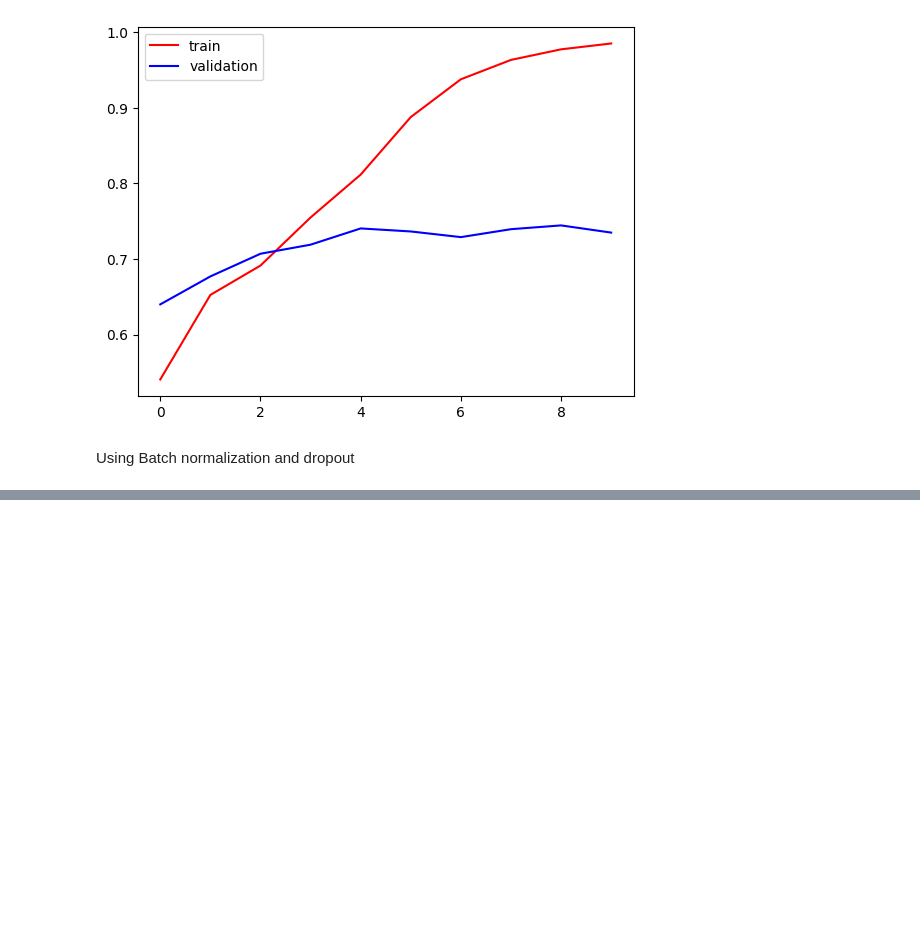
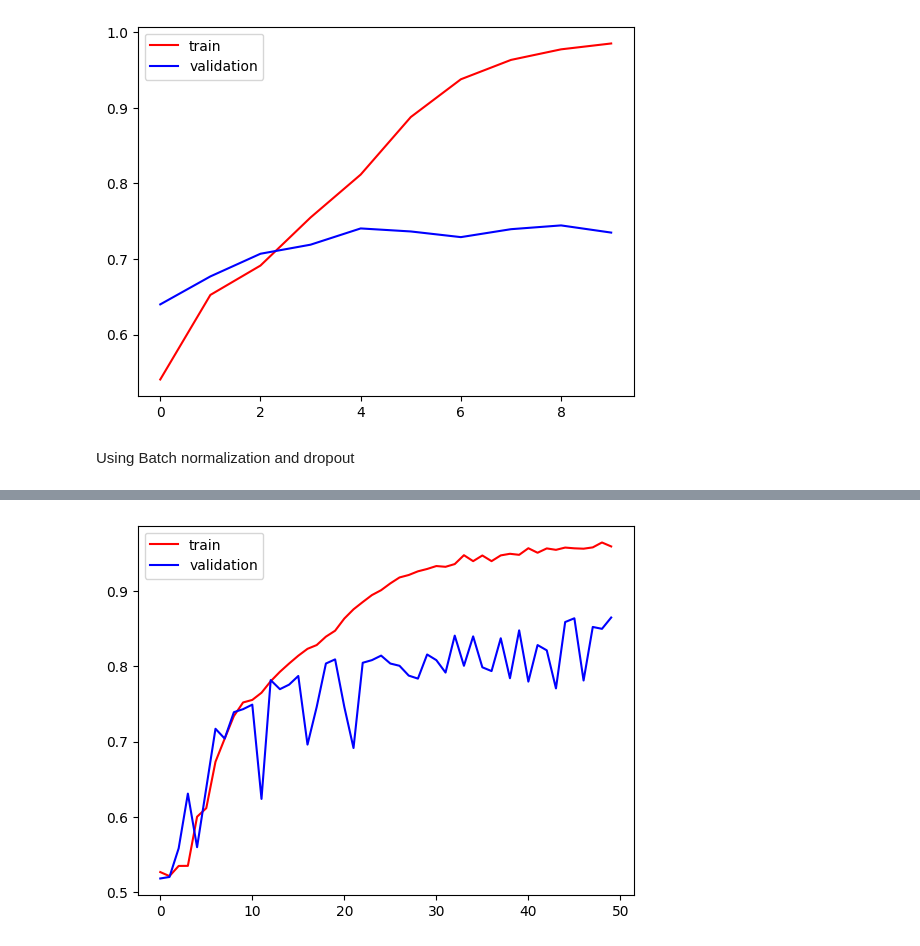
Before and after one commit to David-Thapa/Classification-Notebook, a Jupyter notebook: notebook/2. CAT_VS_DOG_CLASSIFICATION.ipynb, the cells around one changed output, grey strips where cells are left out. Drawn from its saved outputs; the diff is of its cells as text; code cells hidden in the pictures; blank space fills up the shorter version.

```diff
--- a/notebook/2. CAT_VS_DOG_CLASSIFICATION.ipynb
+++ b/notebook/2. CAT_VS_DOG_CLASSIFICATION.ipynb
@@ -192,0 +249,24 @@ plt.show()
+# %%
+model2 = Sequential([
+    Conv2D(32,kernel_size = (3,3),padding = "valid",activation = "relu", input_shape =(256,256,3)),
+    BatchNormalization(),
+    MaxPooling2D(pool_size = (2,2),strides = 2,padding = "valid"),
+
+    Conv2D(64,kernel_size = (3,3),padding = "valid",activation = "relu"),
+    BatchNormalization(),
+    MaxPooling2D(pool_size = (2,2),strides = 2,padding = "valid"),
+
+    Conv2D(128,kernel_size = (3,3),padding = "valid",activation = "relu"),
+    BatchNormalization(),
+    MaxPooling2D(pool_size = (2,2),strides = 2,padding = "valid"),
+    Flatten(),
+
+    Dense(128,activation = "relu", kernel_regularizer=l2(0.01)),
+    Dropout(0.3),
+    Dense(64,activation = "relu", kernel_regularizer=l2(0.01)),
+    Dropout(0.3),
+    Dense(1,activation = "sigmoid"),
+])
+# %%
+model2.compile(optimizer="adam", loss="binary_crossentropy", metrics=['accuracy'])
+history3 = model2.fit(train_dataset, epochs=50, validation_data=validation_dataset)
@@ -192,0 +295,7 @@ plt.show()
+# %%
+plt.plot(history3.history['accuracy'],color='red',label='train')
+plt.plot(history3.history['val_accuracy'],color = 'blue',label='validation')
+plt.legend()
+plt.show()
+# %% [output]
+[figure, added]
```
Also changed, not shown: parts of 17 cells of this notebook, 4 other files.
